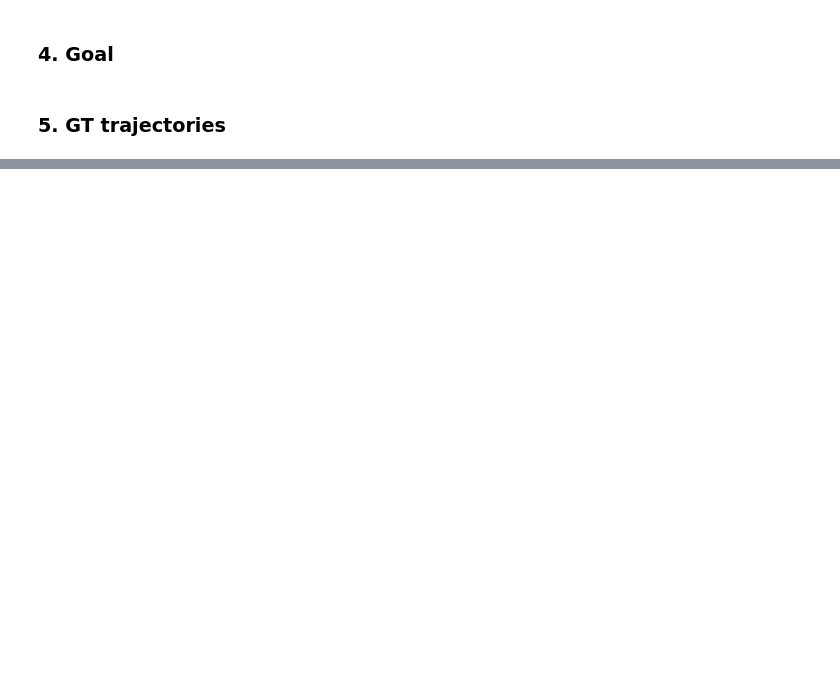
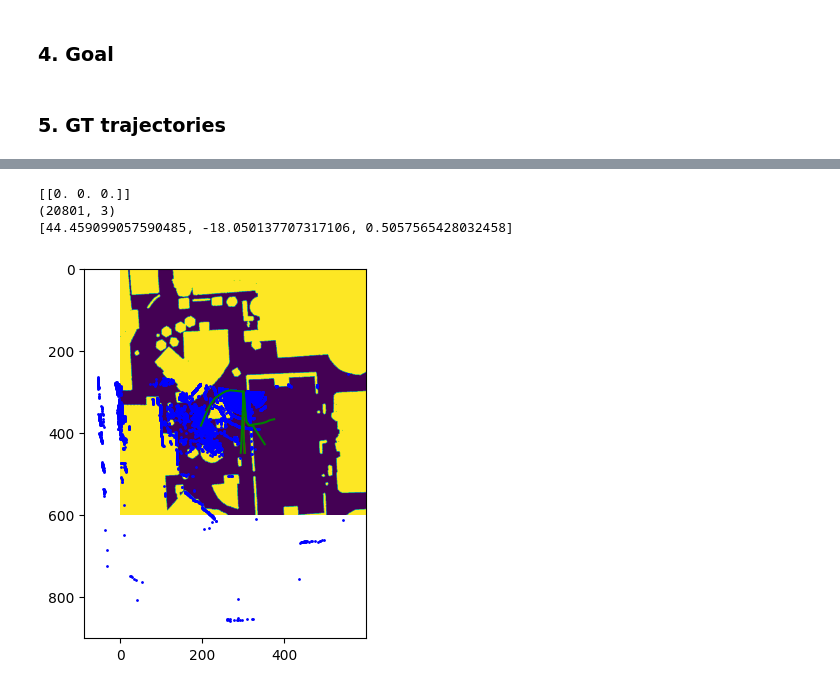
Before and after one commit to gonzal0lguin/fcfm_navigation_dataset, a Jupyter notebook: panther_data.ipynb, the cells around one changed output, grey strips where cells are left out. Drawn from its saved outputs; the diff is of its cells as text; code cells hidden in the pictures; blank space fills up the shorter version.

```diff
--- a/panther_data.ipynb
+++ b/panther_data.ipynb
@@ -375,23 +395,35 @@ def rotate_pointcloud(pcl, theta_rad):
     return pcl @ R.T  # Rotate each point
 # %%
 import pickle
-with open('/home/gonz/Desktop/THESIS/code/global-planning/gnd_dataset/local_map_files_120/paths/1150_0.pkl', 'rb') as f:
+with open('/home/tesistas/Desktop/GONZALO/gnd_dataset/local_map_files_120/paths/2000_0.pkl', 'rb') as f:
     data = pickle.load(f)
 
-print(data.keys())
+print(data['scan'])
 
-plt.imshow(data['camera'][0])
+# plt.imshow(data['camera'][0])
 plt.imshow(data['local_map'])
 plt.plot(data['path'][:, 1]/0.1+300, data['path'][:, 0]/0.1+300, 'r-')
 
 print(data['lidar'][0].shape)
 pcl = data['lidar'][0]
 
+mask = (pcl[:, 2] < 2) & (pcl[:, 2] > 0.18) & (np.linalg.norm(pcl, axis=1) < 30)
+# pcl = pcl[mask]
+
+for path in data['all_paths']:
+    # path = world_to_local(path, data['pose'])
+    plt.plot(path[:, 1]/0.1+300, path[:, 0]/0.1+300, 'g-')
+
 plt.scatter(pcl[:, 1]/0.1+300, pcl[:, 0]/0.1+300, s=1, c='b', label='Scan Points')
-plt.ylim(600, 0)
-plt.xlim(0, 600)
+# plt.ylim(600, 0)
+# plt.xlim(0, 600)
 
 leng = 0
 for i in range(len(data['path']) - 1):
     leng += np.linalg.norm(data['path'][i] - data['path'][i + 1])
 print(data['pose'])
+# %% [output]
+[[0. 0. 0.]]
+(20801, 3)
+[44.459099057590485, -18.050137707317106, 0.5057565428032458]
+[figure, added]
```
Also changed, not shown: parts of 19 cells of this notebook, 8 other files.
